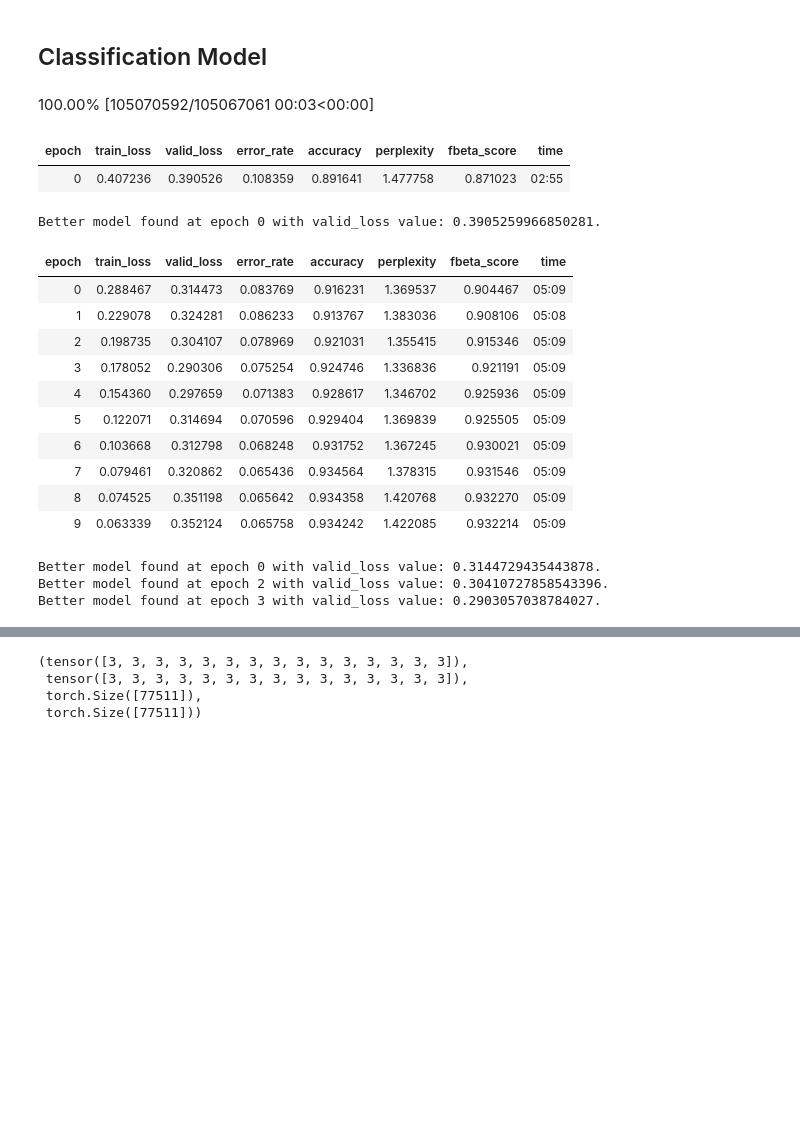
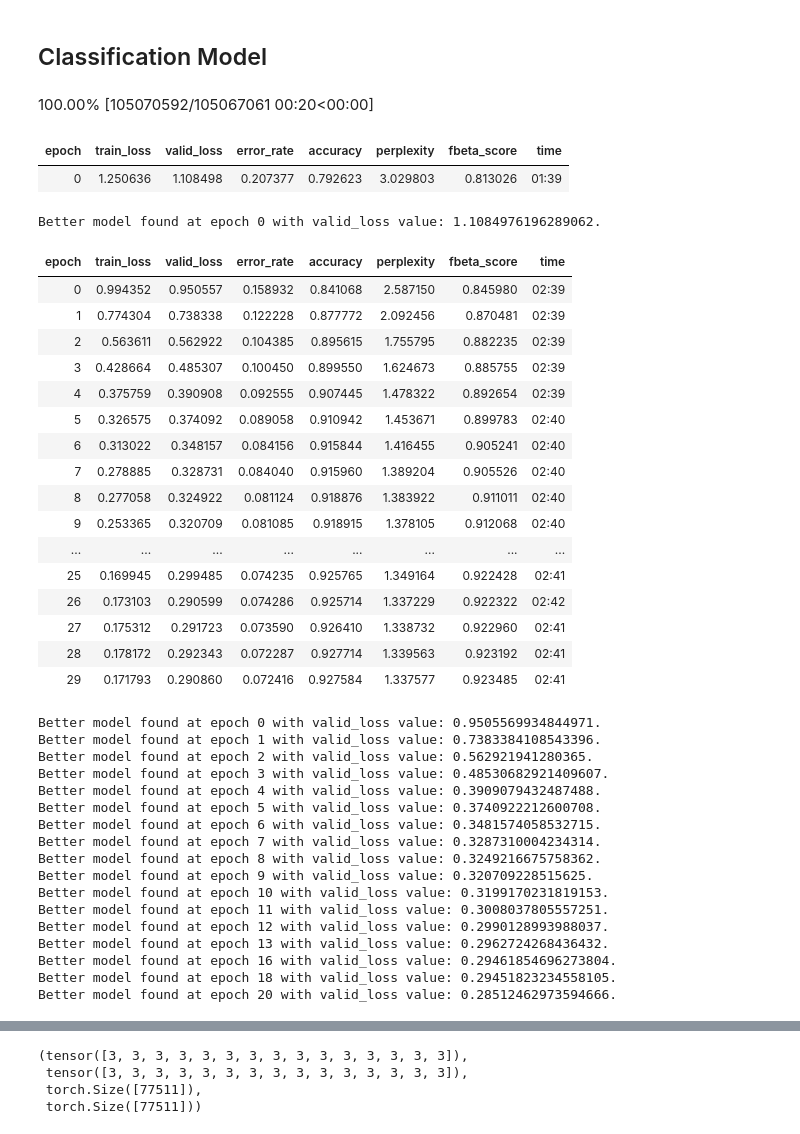
Before and after one commit to patriciamedyna/Classifier_page, a Jupyter notebook: ULMFiT_notfirstpage_victor.ipynb, the cells around one changed output, grey strips where cells are left out. Saved outputs shown, nothing was run; the diff lists cells and outputs as text; code cells hidden in the pictures; blank space fills up the shorter version.

```diff
--- a/ULMFiT_notfirstpage_victor.ipynb
+++ b/ULMFiT_notfirstpage_victor.ipynb
@@ -180,0 +156,3 @@ df_val.shape
+# %%
+df_val['is_valid'] = True
+df_val.head(1)
@@ -232,7 +213,7 @@ df_train.keys(), df_train_tags.keys()
  Index(['page', 'label', 'text', 'is_valid'], dtype='object'))
 # %%
 dblock_train = DataBlock(
-    blocks=(TextBlock.from_df(text_cols=['text','page'], seq_len=72), CategoryBlock),
+    blocks=(TextBlock.from_df(text_cols=['text'], seq_len=72), CategoryBlock),
             get_x=get_features,
             get_y=get_labels,
             splitter = ColSplitter(col='is_valid'))
@@ -262,8 +243,8 @@ f1 = FBeta(beta=1, average="weighted")
 # %%
 learn = text_classifier_learner(dls,
                                 AWD_LSTM,
-                                drop_mult=0.3,
+                                drop_mult=0.2,
                                 path='/content/drive/MyDrive/Colab Notebooks/Datasets/Victor/checkpoints',
                                 metrics=[error_rate, accuracy, Perplexity(), f1]).to_fp16()
 # %% [output]
-100.00% [105070592/105067061 00:03<00:00]
+100.00% [105070592/105067061 00:20<00:00]
@@ -270,21 +257,41 @@ learn = text_classifier_learner(dls,
 # %%
-learn.fine_tune(10, 1e-2, cbs=cbs)
+learn.fine_tune(30, 2e-4, cbs=cbs)
 # %% [output]
 | epoch | train_loss | valid_loss | error_rate | accuracy | perplexity | fbeta_score | time |
-| 0 | 0.407236 | 0.390526 | 0.108359 | 0.891641 | 1.477758 | 0.871023 | 02:55 |
+| 0 | 1.250636 | 1.108498 | 0.207377 | 0.792623 | 3.029803 | 0.813026 | 01:39 |
-Better model found at epoch 0 with valid_loss value: 0.3905259966850281.
+Better model found at epoch 0 with valid_loss value: 1.1084976196289062.
 | epoch | train_loss | valid_loss | error_rate | accuracy | perplexity | fbeta_score | time |
-| 0 | 0.288467 | 0.314473 | 0.083769 | 0.916231 | 1.369537 | 0.904467 | 05:09 |
-| 1 | 0.229078 | 0.324281 | 0.086233 | 0.913767 | 1.383036 | 0.908106 | 05:08 |
-| 2 | 0.198735 | 0.304107 | 0.078969 | 0.921031 | 1.355415 | 0.915346 | 05:09 |
-| 3 | 0.178052 | 0.290306 | 0.075254 | 0.924746 | 1.336836 | 0.921191 | 05:09 |
-| 4 | 0.154360 | 0.297659 | 0.071383 | 0.928617 | 1.346702 | 0.925936 | 05:09 |
-| 5 | 0.122071 | 0.314694 | 0.070596 | 0.929404 | 1.369839 | 0.925505 | 05:09 |
-| 6 | 0.103668 | 0.312798 | 0.068248 | 0.931752 | 1.367245 | 0.930021 | 05:09 |
-| 7 | 0.079461 | 0.320862 | 0.065436 | 0.934564 | 1.378315 | 0.931546 | 05:09 |
-| 8 | 0.074525 | 0.351198 | 0.065642 | 0.934358 | 1.420768 | 0.932270 | 05:09 |
-| 9 | 0.063339 | 0.352124 | 0.065758 | 0.934242 | 1.422085 | 0.932214 | 05:09 |
+| 0 | 0.994352 | 0.950557 | 0.158932 | 0.841068 | 2.587150 | 0.845980 | 02:39 |
+| 1 | 0.774304 | 0.738338 | 0.122228 | 0.877772 | 2.092456 | 0.870481 | 02:39 |
+| 2 | 0.563611 | 0.562922 | 0.104385 | 0.895615 | 1.755795 | 0.882235 | 02:39 |
+| 3 | 0.428664 | 0.485307 | 0.100450 | 0.899550 | 1.624673 | 0.885755 | 02:39 |
+| 4 | 0.375759 | 0.390908 | 0.092555 | 0.907445 | 1.478322 | 0.892654 | 02:39 |
+| 5 | 0.326575 | 0.374092 | 0.089058 | 0.910942 | 1.453671 | 0.899783 | 02:40 |
+| 6 | 0.313022 | 0.348157 | 0.084156 | 0.915844 | 1.416455 | 0.905241 | 02:40 |
+| 7 | 0.278885 | 0.328731 | 0.084040 | 0.915960 | 1.389204 | 0.905526 | 02:40 |
+| 8 | 0.277058 | 0.324922 | 0.081124 | 0.918876 | 1.383922 | 0.911011 | 02:40 |
+| 9 | 0.253365 | 0.320709 | 0.081085 | 0.918915 | 1.378105 | 0.912068 | 02:40 |
+| ... | ... | ... | ... | ... | ... | ... | ... |
+| 25 | 0.169945 | 0.299485 | 0.074235 | 0.925765 | 1.349164 | 0.922428 | 02:41 |
+| 26 | 0.173103 | 0.290599 | 0.074286 | 0.925714 | 1.337229 | 0.922322 | 02:42 |
+| 27 | 0.175312 | 0.291723 | 0.073590 | 0.926410 | 1.338732 | 0.922960 | 02:41 |
+| 28 | 0.178172 | 0.292343 | 0.072287 | 0.927714 | 1.339563 | 0.923192 | 02:41 |
+| 29 | 0.171793 | 0.290860 | 0.072416 | 0.927584 | 1.337577 | 0.923485 | 02:41 |
-Better model found at epoch 0 with valid_loss value: 0.3144729435443878.
-Better model found at epoch 2 with valid_loss value: 0.30410727858543396.
-Better model found at epoch 3 with valid_loss value: 0.2903057038784027.
+Better model found at epoch 0 with valid_loss value: 0.9505569934844971.
+Better model found at epoch 1 with valid_loss value: 0.7383384108543396.
+Better model found at epoch 2 with valid_loss value: 0.562921941280365.
+Better model found at epoch 3 with valid_loss value: 0.48530682921409607.
+Better model found at epoch 4 with valid_loss value: 0.3909079432487488.
+Better model found at epoch 5 with valid_loss value: 0.3740922212600708.
+Better model found at epoch 6 with valid_loss value: 0.3481574058532715.
+Better model found at epoch 7 with valid_loss value: 0.3287310004234314.
+Better model found at epoch 8 with valid_loss value: 0.3249216675758362.
+Better model found at epoch 9 with valid_loss value: 0.320709228515625.
+Better model found at epoch 10 with valid_loss value: 0.3199170231819153.
+Better model found at epoch 11 with valid_loss value: 0.3008037805557251.
+Better model found at epoch 12 with valid_loss value: 0.2990128993988037.
+Better model found at epoch 13 with valid_loss value: 0.2962724268436432.
+Better model found at epoch 16 with valid_loss value: 0.29461854696273804.
+Better model found at epoch 18 with valid_loss value: 0.29451823234558105.
+Better model found at epoch 20 with valid_loss value: 0.28512462973594666.
 # %%
```
Also changed, not shown: parts of 118 cells of this notebook.
